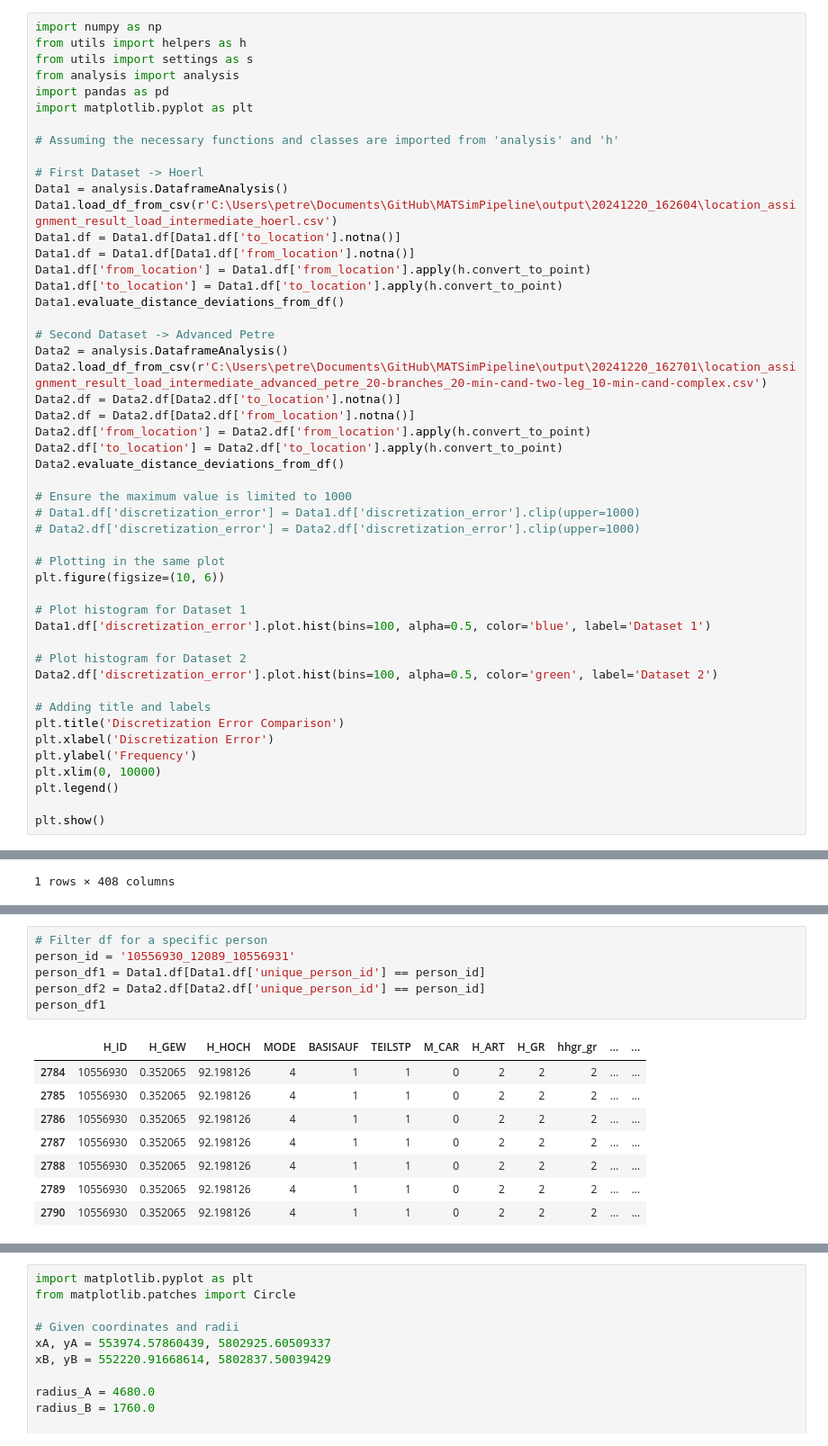
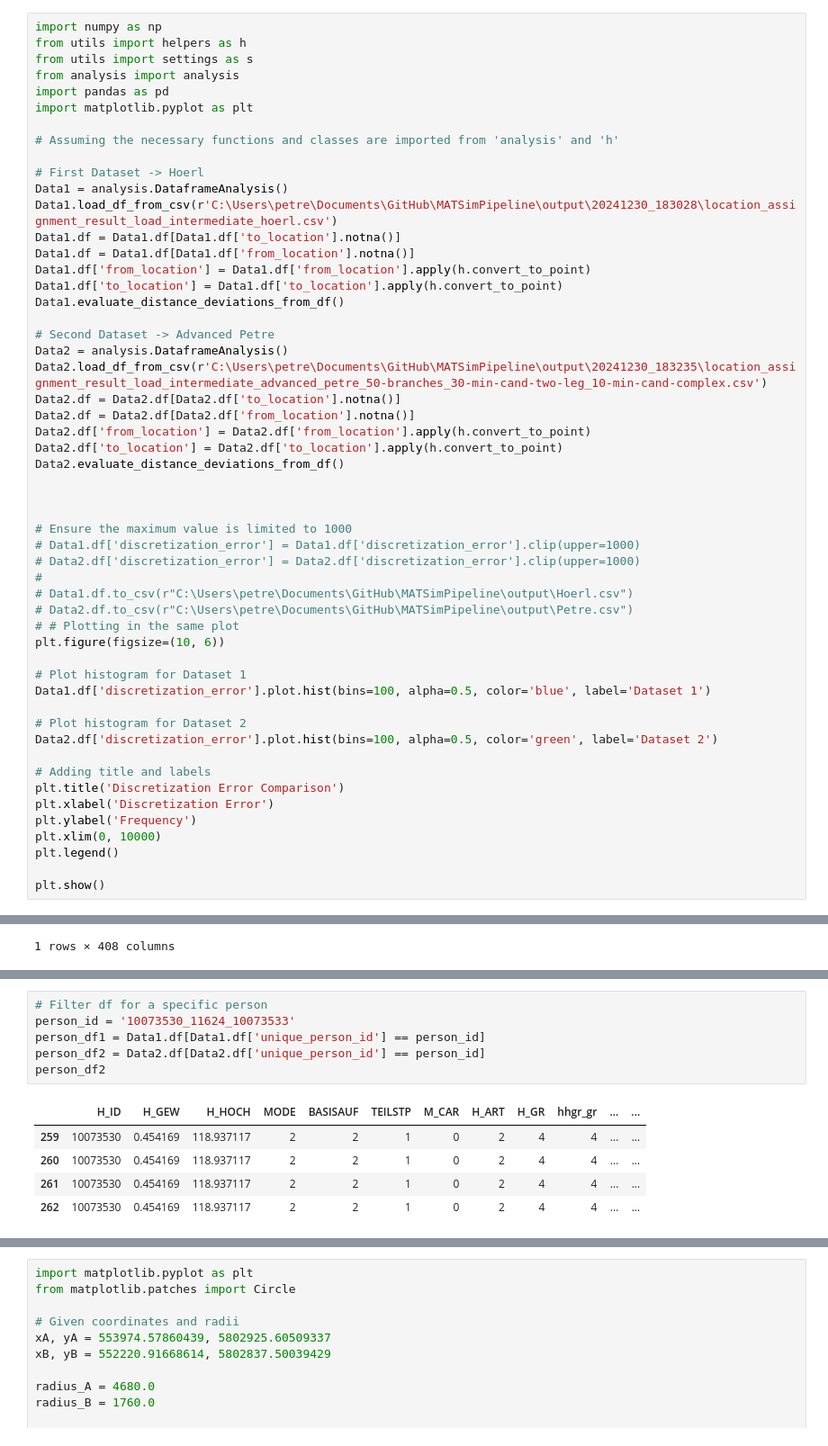
Before and after one commit to TUBS-IVS/MATSimPipeline, a Jupyter notebook: analysis/analysisnb.ipynb, the cells around one changed output, grey strips where cells are left out. Shown at 90% size. Cells and saved outputs as stored; diff of their text form.

```diff
--- a/analysis/analysisnb.ipynb
+++ b/analysis/analysisnb.ipynb
@@ -10,7 +10,7 @@ import matplotlib.pyplot as plt
 
 # First Dataset -> Hoerl
 Data1 = analysis.DataframeAnalysis()
-Data1.load_df_from_csv(r'C:\Users\petre\Documents\GitHub\MATSimPipeline\output\20241220_162604\location_assignment_result_load_intermediate_hoerl.csv')
+Data1.load_df_from_csv(r'C:\Users\petre\Documents\GitHub\MATSimPipeline\output\20241230_183028\location_assignment_result_load_intermediate_hoerl.csv')
 Data1.df = Data1.df[Data1.df['to_location'].notna()]
 Data1.df = Data1.df[Data1.df['from_location'].notna()]
 Data1.df['from_location'] = Data1.df['from_location'].apply(h.convert_to_point)
@@ -19,18 +19,22 @@ Data1.evaluate_distance_deviations_from_df()
 
 # Second Dataset -> Advanced Petre
 Data2 = analysis.DataframeAnalysis()
-Data2.load_df_from_csv(r'C:\Users\petre\Documents\GitHub\MATSimPipeline\output\20241220_162701\location_assignment_result_load_intermediate_advanced_petre_20-branches_20-min-cand-two-leg_10-min-cand-complex.csv')
+Data2.load_df_from_csv(r'C:\Users\petre\Documents\GitHub\MATSimPipeline\output\20241230_183235\location_assignment_result_load_intermediate_advanced_petre_50-branches_30-min-cand-two-leg_10-min-cand-complex.csv')
 Data2.df = Data2.df[Data2.df['to_location'].notna()]
 Data2.df = Data2.df[Data2.df['from_location'].notna()]
 Data2.df['from_location'] = Data2.df['from_location'].apply(h.convert_to_point)
 Data2.df['to_location'] = Data2.df['to_location'].apply(h.convert_to_point)
 Data2.evaluate_distance_deviations_from_df()
 
+
+
 # Ensure the maximum value is limited to 1000
 # Data1.df['discretization_error'] = Data1.df['discretization_error'].clip(upper=1000)
 # Data2.df['discretization_error'] = Data2.df['discretization_error'].clip(upper=1000)
-
-# Plotting in the same plot
+#
+# Data1.df.to_csv(r"C:\Users\petre\Documents\GitHub\MATSimPipeline\output\Hoerl.csv")
+# Data2.df.to_csv(r"C:\Users\petre\Documents\GitHub\MATSimPipeline\output\Petre.csv")
+# # Plotting in the same plot
 plt.figure(figsize=(10, 6))
 
 # Plot histogram for Dataset 1
@@ -129,16 +143,13 @@ max      11626.147209
 Name: discretization_error, dtype: float64
 # %%
 # Filter df for a specific person
-person_id = '10556930_12089_10556931'
+person_id = '10073530_11624_10073533'
 person_df1 = Data1.df[Data1.df['unique_person_id'] == person_id]
 person_df2 = Data2.df[Data2.df['unique_person_id'] == person_id]
-person_df1
+person_df2
 # %% [output]
 |  | H_ID | H_GEW | H_HOCH | MODE | BASISAUF | TEILSTP | M_CAR | H_ART | H_GR | hhgr_gr | ... | ... |
-| 2784 | 10556930 | 0.352065 | 92.198126 | 4 | 1 | 1 | 0 | 2 | 2 | 2 | ... | ... |
-| 2785 | 10556930 | 0.352065 | 92.198126 | 4 | 1 | 1 | 0 | 2 | 2 | 2 | ... | ... |
-| 2786 | 10556930 | 0.352065 | 92.198126 | 4 | 1 | 1 | 0 | 2 | 2 | 2 | ... | ... |
-| 2787 | 10556930 | 0.352065 | 92.198126 | 4 | 1 | 1 | 0 | 2 | 2 | 2 | ... | ... |
-| 2788 | 10556930 | 0.352065 | 92.198126 | 4 | 1 | 1 | 0 | 2 | 2 | 2 | ... | ... |
-| 2789 | 10556930 | 0.352065 | 92.198126 | 4 | 1 | 1 | 0 | 2 | 2 | 2 | ... | ... |
-| 2790 | 10556930 | 0.352065 | 92.198126 | 4 | 1 | 1 | 0 | 2 | 2 | 2 | ... | ... |
+| 259 | 10073530 | 0.454169 | 118.937117 | 2 | 2 | 1 | 0 | 2 | 4 | 4 | ... | ... |
+| 260 | 10073530 | 0.454169 | 118.937117 | 2 | 2 | 1 | 0 | 2 | 4 | 4 | ... | ... |
+| 261 | 10073530 | 0.454169 | 118.937117 | 2 | 2 | 1 | 0 | 2 | 4 | 4 | ... | ... |
+| 262 | 10073530 | 0.454169 | 118.937117 | 2 | 2 | 1 | 0 | 2 | 4 | 4 | ... | ... |
```
Also changed, not shown: parts of 7 cells of this notebook, 3 other files.
